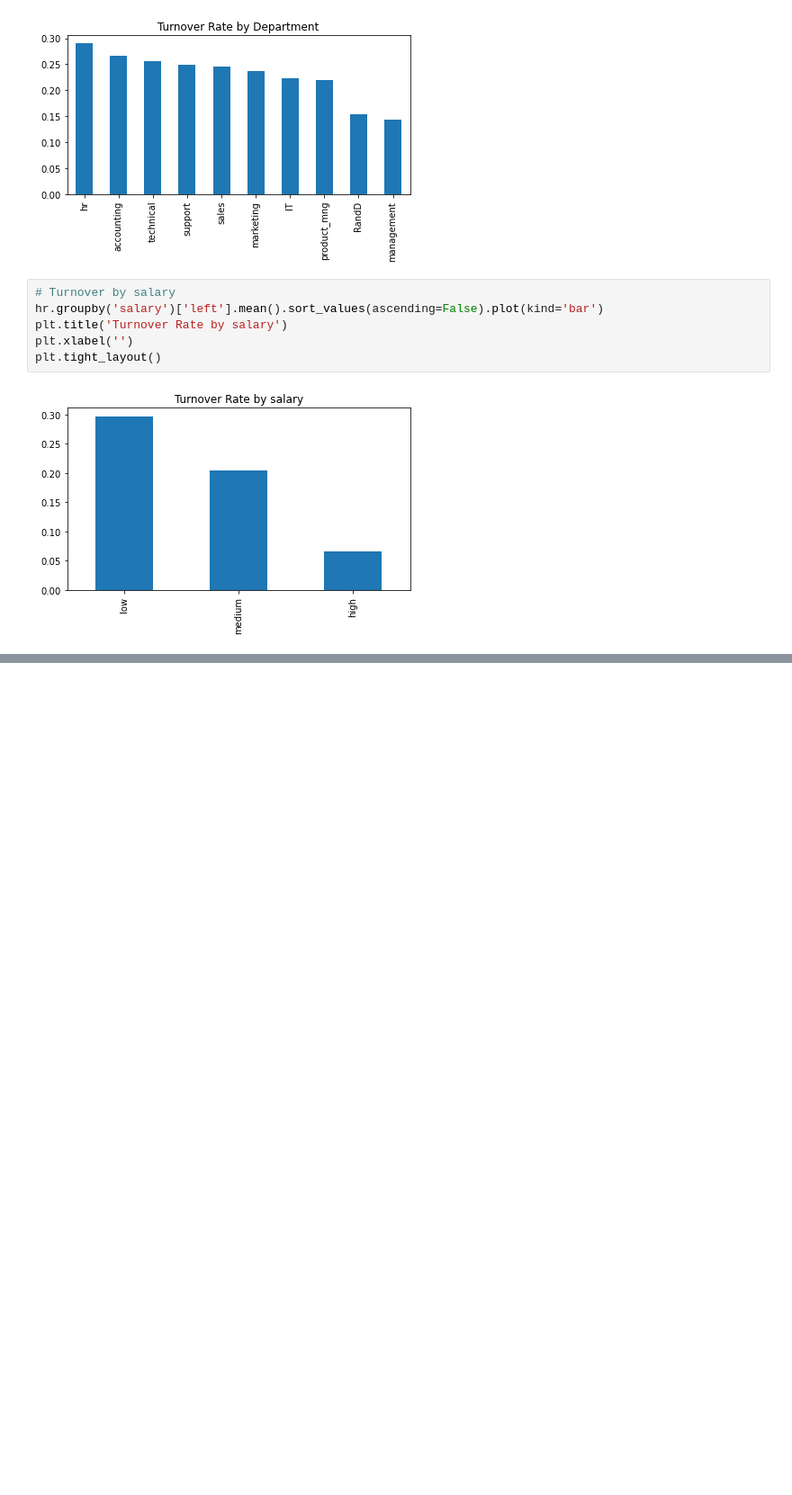
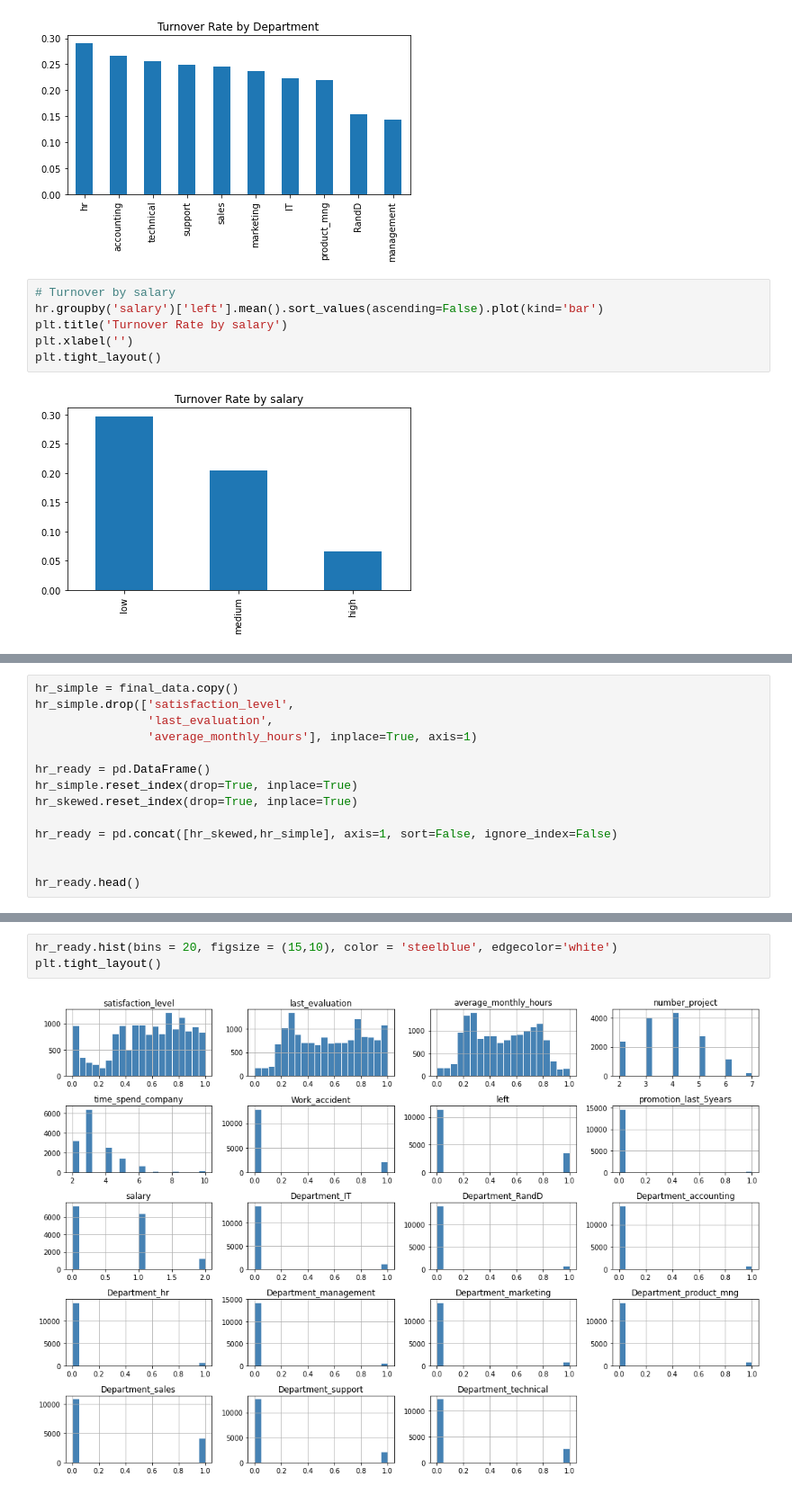
Before and after one commit to susanliubc/HR-Turnover-Analysis, a Jupyter notebook: Turnover.ipynb, the cells around one changed output, grey strips where cells are left out. Shown: that part at 90% size. Saved outputs shown, nothing was run; the diff lists cells and outputs as text; blank space fills up the shorter version.

```diff
--- a/Turnover.ipynb
+++ b/Turnover.ipynb
@@ -189,0 +319,14 @@ plt.tight_layout()
+# %%
+hr_simple = final_data.copy()
+hr_simple.drop(['satisfaction_level',
+                'last_evaluation',
+                'average_monthly_hours'], inplace=True, axis=1)
+
+hr_ready = pd.DataFrame()
+hr_simple.reset_index(drop=True, inplace=True)
+hr_skewed.reset_index(drop=True, inplace=True)
+
+hr_ready = pd.concat([hr_skewed,hr_simple], axis=1, sort=False, ignore_index=False)
+
+
+hr_ready.head()
@@ -189,0 +352,5 @@ plt.tight_layout()
+# %%
+hr_ready.hist(bins = 20, figsize = (15,10), color = 'steelblue', edgecolor='white')
+plt.tight_layout()
+# %% [output]
+[figure, added]
```
Also changed, not shown: parts of 20 cells of this notebook.
